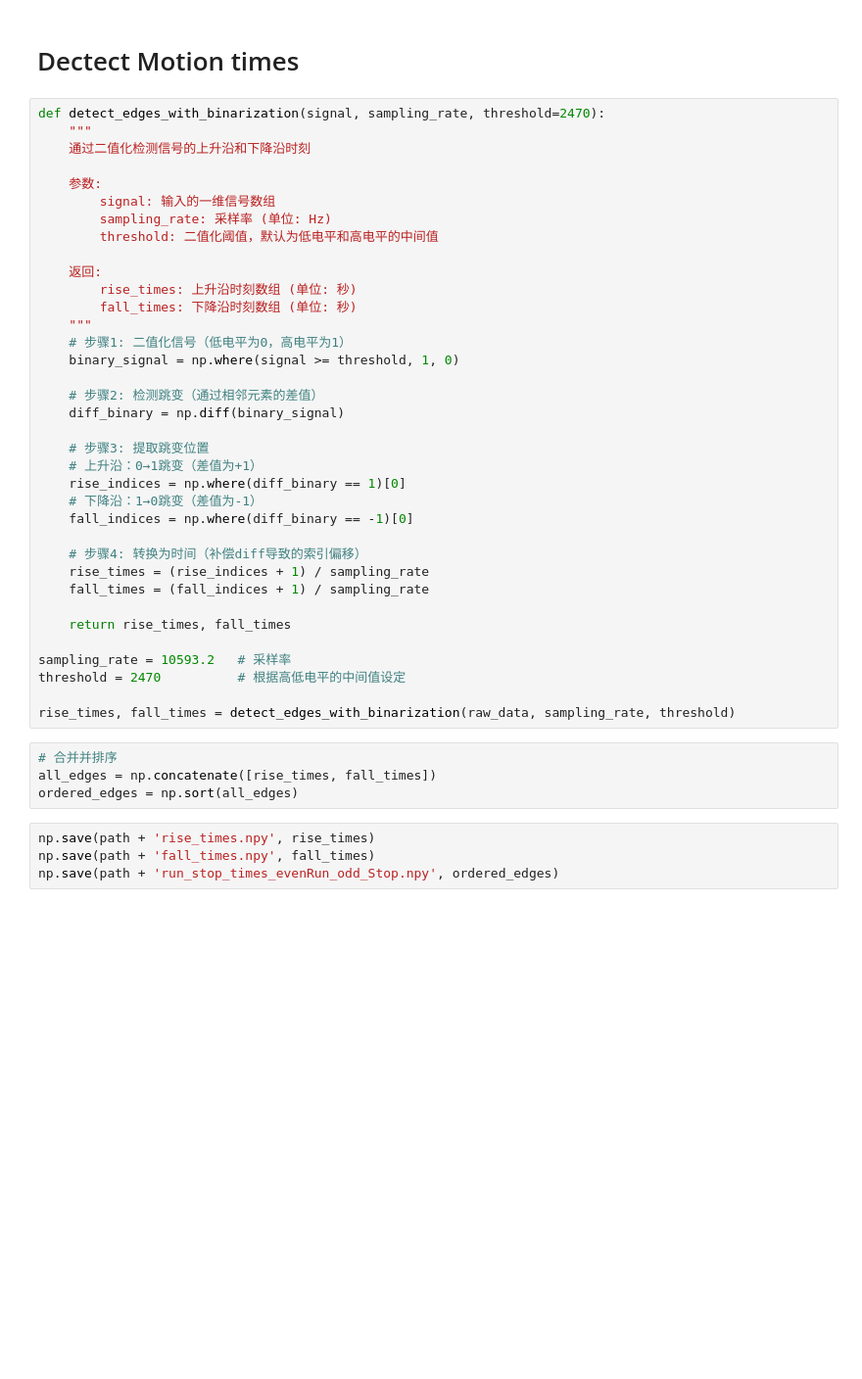
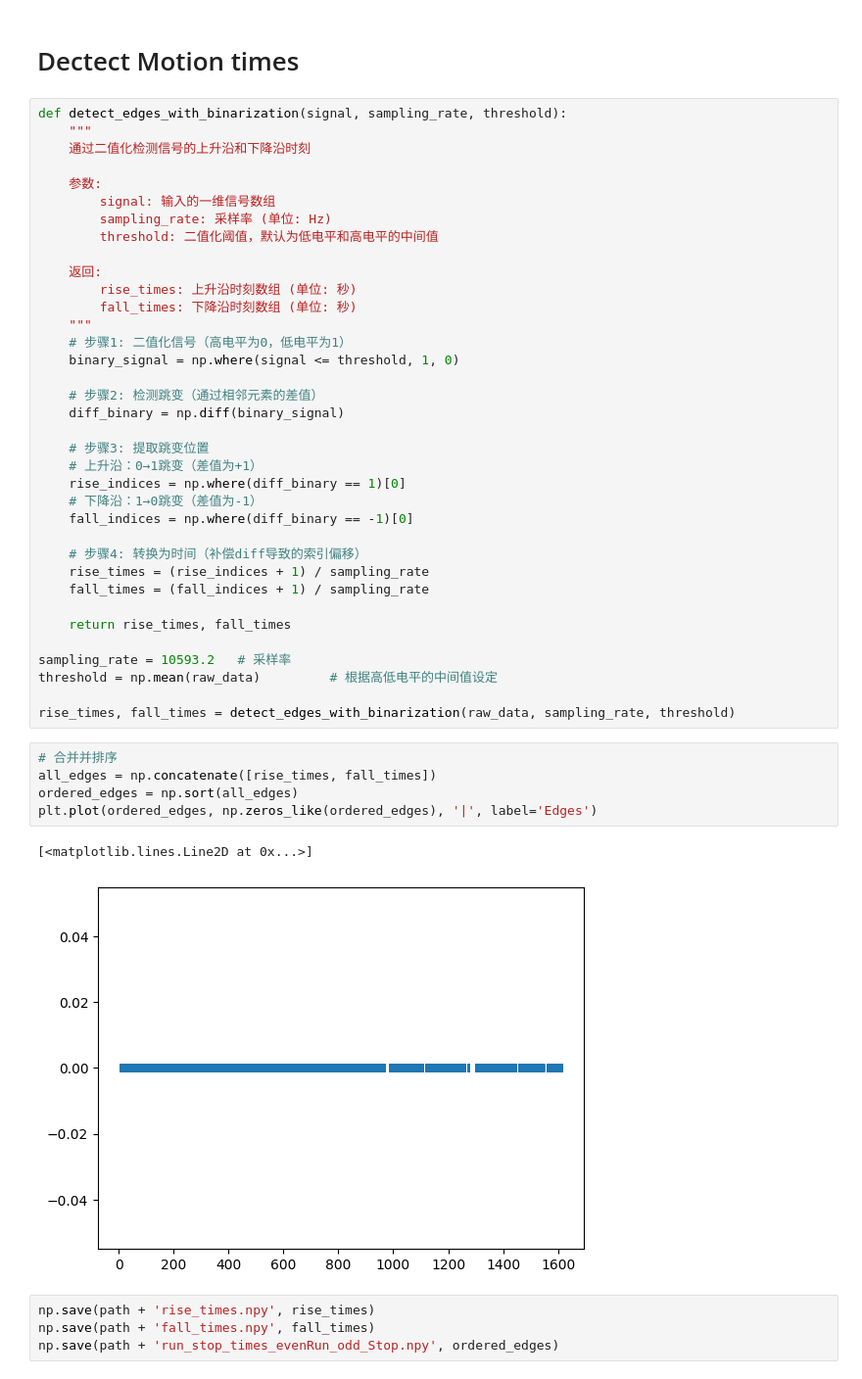
Before and after one commit to logic-uni/ET_data_analysis, a Jupyter notebook: PreAnalysis/FreMov_Extr4nidqnpy.ipynb, the cells around one changed output. Shown at 98% size. Cells and saved outputs as stored; diff of their text form; blank space fills up the shorter version.

```diff
--- a/PreAnalysis/FreMov_Extr4nidqnpy.ipynb
+++ b/PreAnalysis/FreMov_Extr4nidqnpy.ipynb
@@ -17,7 +23,7 @@ print("最小值：", np.min(raw_data))
 # %% [markdown]
 # Dectect Motion times
 # %%
-def detect_edges_with_binarization(signal, sampling_rate, threshold=2470):
+def detect_edges_with_binarization(signal, sampling_rate, threshold):
     """
     通过二值化检测信号的上升沿和下降沿时刻
 
@@ -30,8 +36,8 @@ def detect_edges_with_binarization(signal, sampling_rate, threshold=2470):
         rise_times: 上升沿时刻数组 (单位: 秒)
         fall_times: 下降沿时刻数组 (单位: 秒)
     """
-    # 步骤1: 二值化信号（低电平为0，高电平为1）
-    binary_signal = np.where(signal >= threshold, 1, 0)
+    # 步骤1: 二值化信号（高电平为0，低电平为1）
+    binary_signal = np.where(signal <= threshold, 1, 0)
 
     # 步骤2: 检测跳变（通过相邻元素的差值）
     diff_binary = np.diff(binary_signal)
@@ -49,13 +55,17 @@ def detect_edges_with_binarization(signal, sampling_rate, threshold=2470):
     return rise_times, fall_times
 
 sampling_rate = 10593.2   # 采样率
-threshold = 2470          # 根据高低电平的中间值设定
+threshold = np.mean(raw_data)         # 根据高低电平的中间值设定
 
 rise_times, fall_times = detect_edges_with_binarization(raw_data, sampling_rate, threshold)
 # %%
 # 合并并排序
 all_edges = np.concatenate([rise_times, fall_times])
 ordered_edges = np.sort(all_edges)
+plt.plot(ordered_edges, np.zeros_like(ordered_edges), '|', label='Edges')
+# %% [output]
+[<matplotlib.lines.Line2D at 0x...>]
+[figure, added]
 # %%
 np.save(path + 'rise_times.npy', rise_times)
 np.save(path + 'fall_times.npy', fall_times)
```
Also changed, not shown: parts of 1 cell of this notebook, 1 other file.
